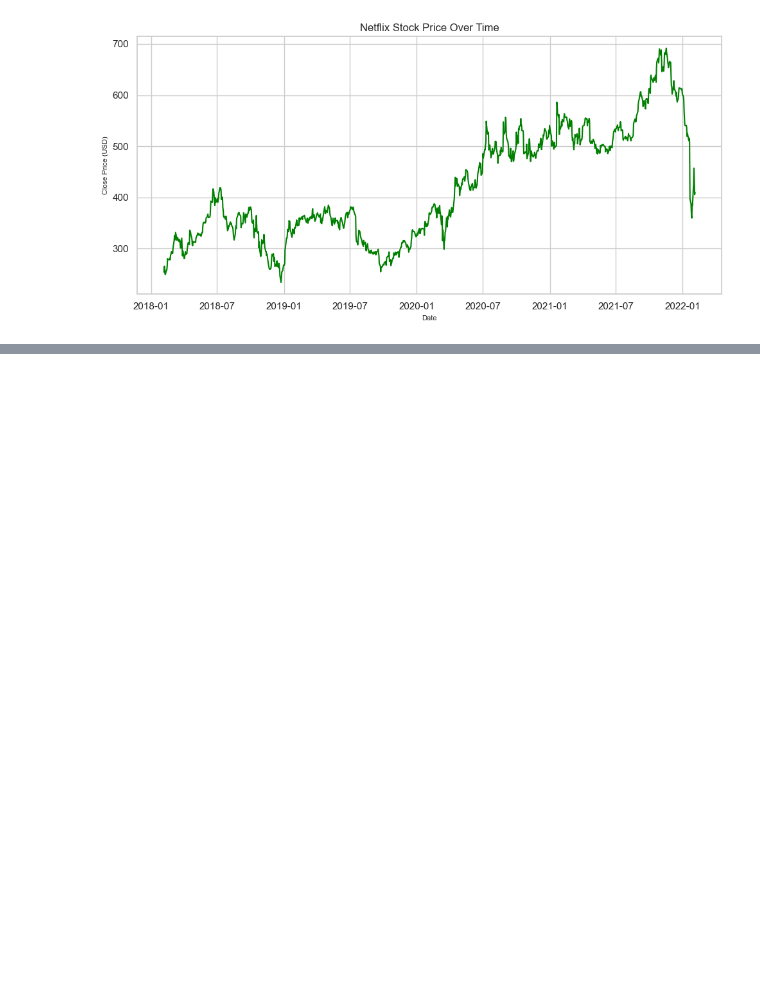
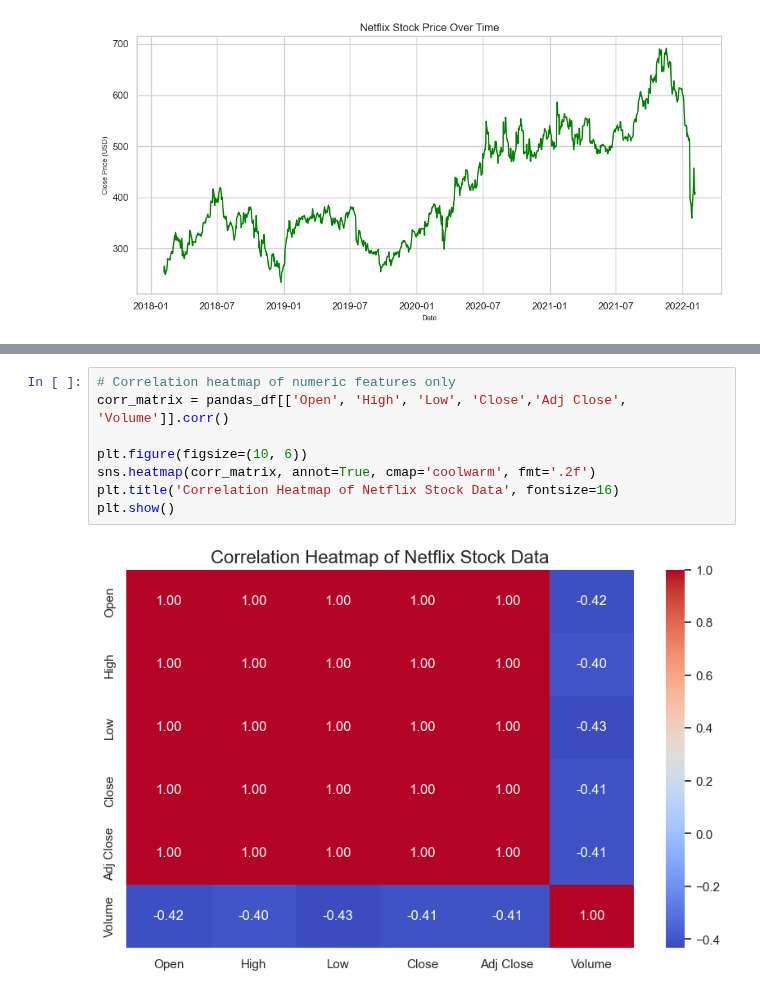
Before and after one commit to 23092003e/Stock-Price-Forecasting-System-Using-Apache-Spark, a Jupyter notebook: src.ipynb, the cells around one changed output, grey strips where cells are left out. Cells and saved outputs as stored; diff of their text form; blank space fills up the shorter version.

```diff
--- a/src.ipynb
+++ b/src.ipynb
@@ -169,0 +180,10 @@ plt.show()
+# %%
+# Correlation heatmap of numeric features only
+corr_matrix = pandas_df[['Open', 'High', 'Low', 'Close','Adj Close', 'Volume']].corr()
+
+plt.figure(figsize=(10, 6))
+sns.heatmap(corr_matrix, annot=True, cmap='coolwarm', fmt='.2f')
+plt.title('Correlation Heatmap of Netflix Stock Data', fontsize=16)
+plt.show()
+# %% [output]
+[figure, added]
```
Also changed, not shown: parts of 1 cell of this notebook, 2 other files.
